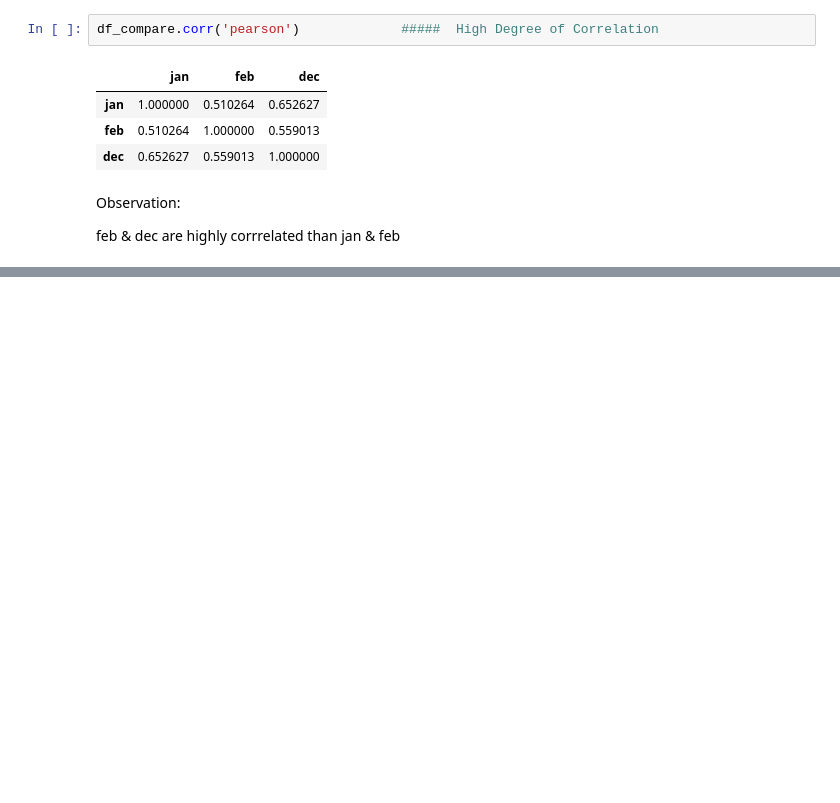
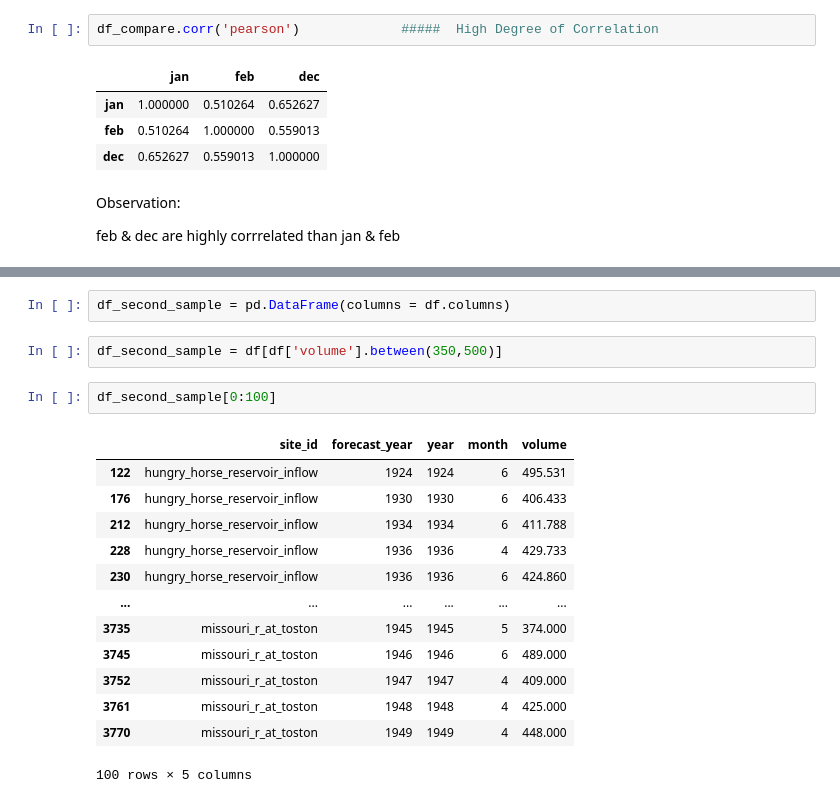
Before and after one commit to BRIJNANDA1979/Climate-Water-Supply-Forecast-Rodeo, a Jupyter notebook: Version_1_Seasonal_Analysis_of_Water_Supply_Forecast_Rodeo_project.ipynb, the cells around one changed output, grey strips where cells are left out. Cells and saved outputs as stored; diff of their text form; blank space fills up the shorter version.

```diff
--- a/Version_1_Seasonal_Analysis_of_Water_Supply_Forecast_Rodeo_project.ipynb
+++ b/Version_1_Seasonal_Analysis_of_Water_Supply_Forecast_Rodeo_project.ipynb
@@ -611,0 +626,20 @@ Observation:
+# %%
+df_second_sample = pd.DataFrame(columns = df.columns)
+# %%
+df_second_sample = df[df['volume'].between(350,500)]
+# %%
+df_second_sample[0:100]
+# %% [output]
+|  | site_id | forecast_year | year | month | volume |
+| 122 | hungry_horse_reservoir_inflow | 1924 | 1924 | 6 | 495.531 |
+| 176 | hungry_horse_reservoir_inflow | 1930 | 1930 | 6 | 406.433 |
+| 212 | hungry_horse_reservoir_inflow | 1934 | 1934 | 6 | 411.788 |
+| 228 | hungry_horse_reservoir_inflow | 1936 | 1936 | 4 | 429.733 |
+| 230 | hungry_horse_reservoir_inflow | 1936 | 1936 | 6 | 424.860 |
+| ... | ... | ... | ... | ... | ... |
+| 3735 | missouri_r_at_toston | 1945 | 1945 | 5 | 374.000 |
+| 3745 | missouri_r_at_toston | 1946 | 1946 | 6 | 489.000 |
+| 3752 | missouri_r_at_toston | 1947 | 1947 | 4 | 409.000 |
+| 3761 | missouri_r_at_toston | 1948 | 1948 | 4 | 425.000 |
+| 3770 | missouri_r_at_toston | 1949 | 1949 | 4 | 448.000 |
+100 rows × 5 columns
```
Also changed, not shown: parts of 12 cells of this notebook.
